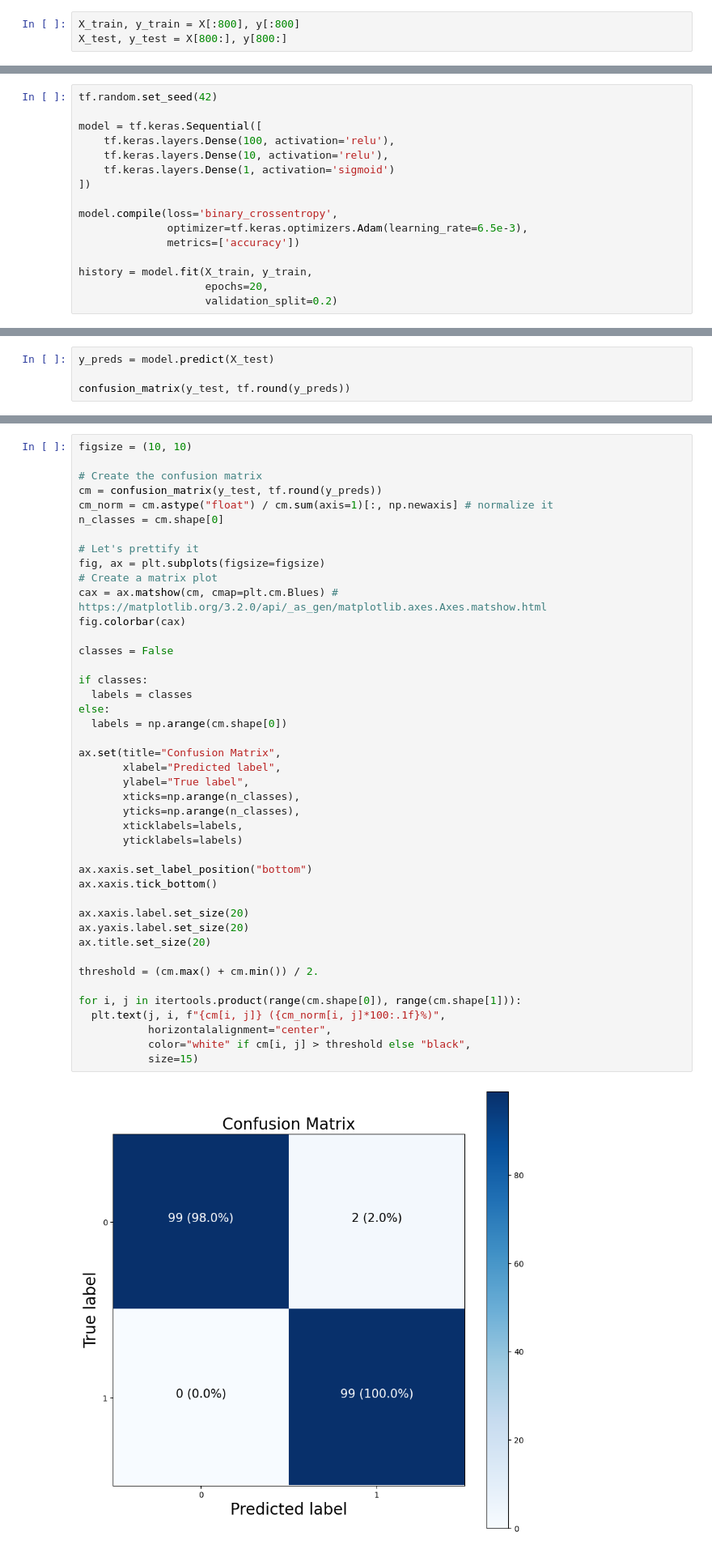
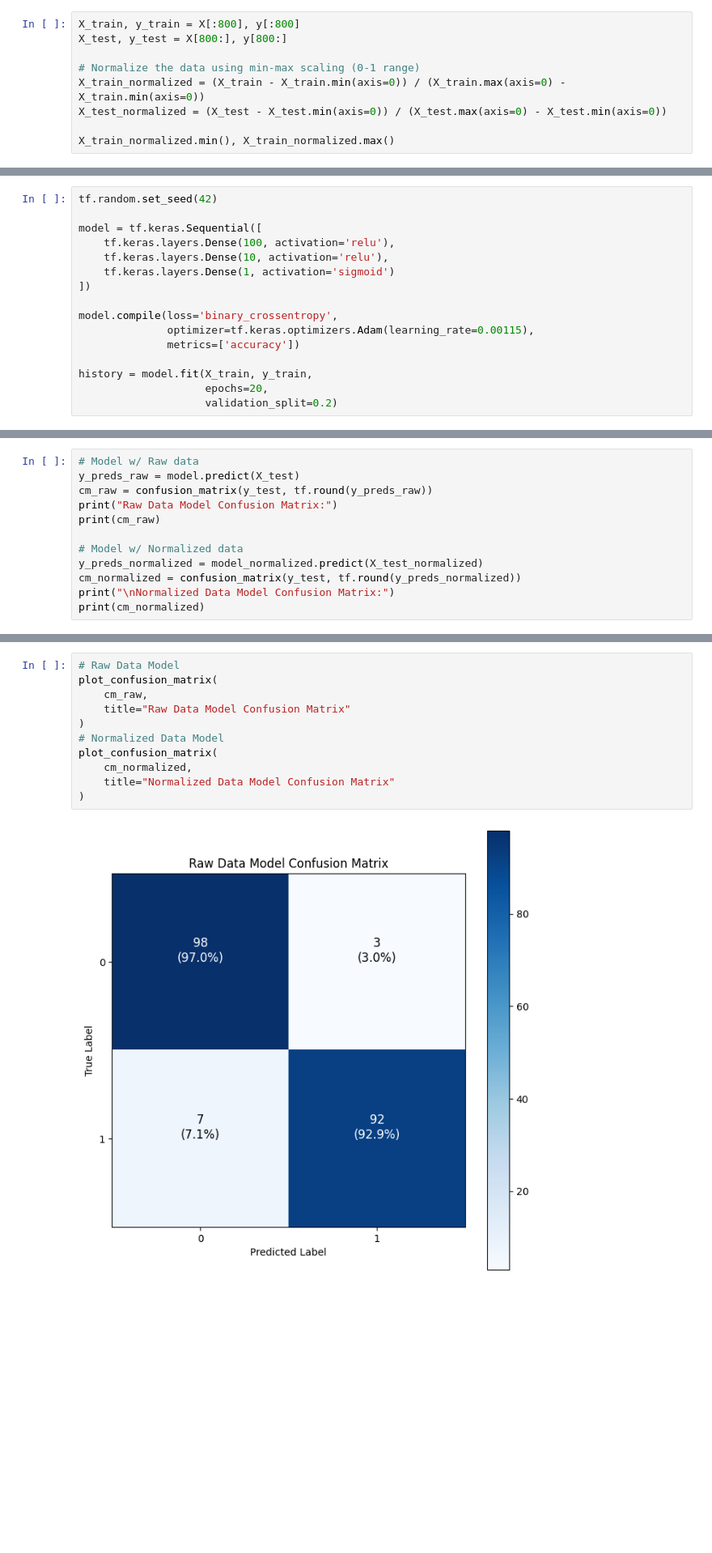
Before and after one commit to roob32/Personal-Notes, a Jupyter notebook: Supplementary Materials for ML/Assessments/circles.ipynb, the cells around one changed output, grey strips where cells are left out. Shown at 81% size. Cells and saved outputs as stored; diff of their text form; blank space fills up the shorter version.

```diff
--- a/Supplementary Materials for ML/Assessments/circles.ipynb
+++ b/Supplementary Materials for ML/Assessments/circles.ipynb
@@ -66,3 +69,9 @@ plt.scatter(X[:,0], X[:,1], c=y, cmap=plt.cm.RdYlBu)
 # %%
 X_train, y_train = X[:800], y[:800]
 X_test, y_test = X[800:], y[800:]
+
+# Normalize the data using min-max scaling (0-1 range)
+X_train_normalized = (X_train - X_train.min(axis=0)) / (X_train.max(axis=0) - X_train.min(axis=0))
+X_test_normalized = (X_test - X_test.min(axis=0)) / (X_test.max(axis=0) - X_test.min(axis=0))
+
+X_train_normalized.min(), X_train_normalized.max()
@@ -146,7 +195,7 @@ model = tf.keras.Sequential([
 ])
 
 model.compile(loss='binary_crossentropy',
-              optimizer=tf.keras.optimizers.Adam(learning_rate=6.5e-3),
+              optimizer=tf.keras.optimizers.Adam(learning_rate=0.00115),
               metrics=['accuracy'])
 
 history = model.fit(X_train, y_train,
@@ -244,5 +377,13 @@ doing binary classification...
 # %%
-y_preds = model.predict(X_test)
+# Model w/ Raw data
+y_preds_raw = model.predict(X_test)
+cm_raw = confusion_matrix(y_test, tf.round(y_preds_raw))
+print("Raw Data Model Confusion Matrix:")
+print(cm_raw)
 
-confusion_matrix(y_test, tf.round(y_preds))
+# Model w/ Normalized data
+y_preds_normalized = model_normalized.predict(X_test_normalized)
+cm_normalized = confusion_matrix(y_test, tf.round(y_preds_normalized))
+print("\nNormalized Data Model Confusion Matrix:")
+print(cm_normalized)
 # %% [output]
@@ -252,45 +399,13 @@ array([[99,  2],
 # %%
-figsize = (10, 10)
-
-# Create the confusion matrix
-cm = confusion_matrix(y_test, tf.round(y_preds))
-cm_norm = cm.astype("float") / cm.sum(axis=1)[:, np.newaxis] # normalize it
-n_classes = cm.shape[0]
-
-# Let's prettify it
-fig, ax = plt.subplots(figsize=figsize)
-# Create a matrix plot
-cax = ax.matshow(cm, cmap=plt.cm.Blues) # https://matplotlib.org/3.2.0/api/_as_gen/matplotlib.axes.Axes.matshow.html
-fig.colorbar(cax)
-
-classes = False
-
-if classes:
-  labels = classes
-else:
-  labels = np.arange(cm.shape[0])
-
-ax.set(title="Confusion Matrix",
-       xlabel="Predicted label",
-       ylabel="True label",
-       xticks=np.arange(n_classes),
-       yticks=np.arange(n_classes),
-       xticklabels=labels,
-       yticklabels=labels)
-
-ax.xaxis.set_label_position("bottom")
-ax.xaxis.tick_bottom()
-
-ax.xaxis.label.set_size(20)
-ax.yaxis.label.set_size(20)
-ax.title.set_size(20)
-
-threshold = (cm.max() + cm.min()) / 2.
-
-for i, j in itertools.product(range(cm.shape[0]), range(cm.shape[1])):
-  plt.text(j, i, f"{cm[i, j]} ({cm_norm[i, j]*100:.1f}%)",
-           horizontalalignment="center",
-           color="white" if cm[i, j] > threshold else "black",
-           size=15)
+# Raw Data Model
+plot_confusion_matrix(
+    cm_raw,
+    title="Raw Data Model Confusion Matrix"
+)
+# Normalized Data Model
+plot_confusion_matrix(
+    cm_normalized,
+    title="Normalized Data Model Confusion Matrix"
+)
 # %% [output]
-[figure, old version]
+[figure, new version]
```
Also changed, not shown: parts of 27 cells of this notebook, 1 other file.
